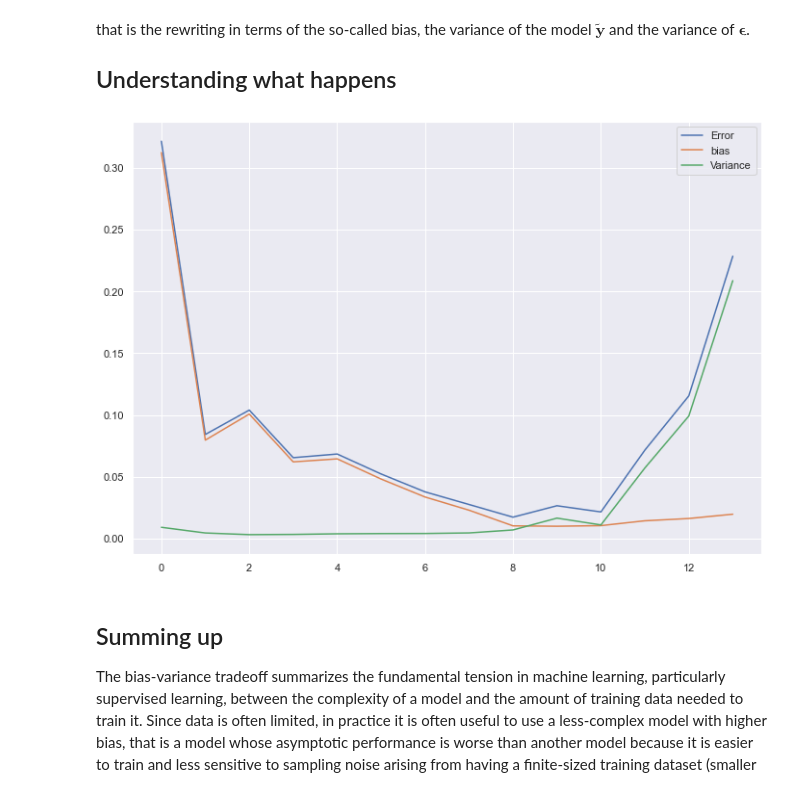
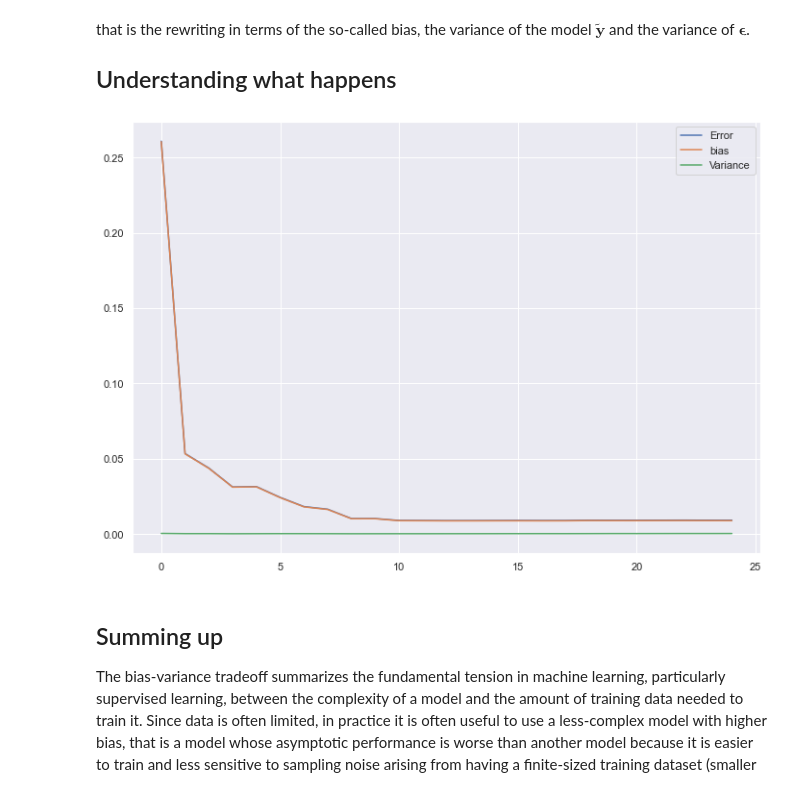
Before and after one commit to NuclearTalent/MachineLearningECT2021, a Jupyter notebook: doc/pub/Day1/ipynb/Day1.ipynb, the cells around one changed output. Drawn from its saved outputs; the diff is of its cells as text; code cells hidden in the pictures.

```diff
--- a/doc/pub/Day1/ipynb/Day1.ipynb
+++ b/doc/pub/Day1/ipynb/Day1.ipynb
@@ -2460,9 +2460,9 @@ from sklearn.utils import resample
 
 np.random.seed(2018)
 
-n = 40
+n = 1000
 n_boostraps = 100
-maxdegree = 14
+maxdegree = 25
 
 
 # Make data set.
@@ -2470,34 +2470,34 @@ x = np.linspace(-3, 3, n).reshape(-1, 1)
 y = np.exp(-x**2) + 1.5 * np.exp(-(x-2)**2)+ np.random.normal(0, 0.1, x.shape)
 error = np.zeros(maxdegree)
 bias = np.zeros(maxdegree)
 variance = np.zeros(maxdegree)
 polydegree = np.zeros(maxdegree)
 x_train, x_test, y_train, y_test = train_test_split(x, y, test_size=0.2)
 
 for degree in range(maxdegree):
     model = make_pipeline(PolynomialFeatures(degree=degree), LinearRegression(fit_intercept=False))
     y_pred = np.empty((y_test.shape[0], n_boostraps))
     for i in range(n_boostraps):
         x_, y_ = resample(x_train, y_train)
         y_pred[:, i] = model.fit(x_, y_).predict(x_test).ravel()
 
     polydegree[degree] = degree
     error[degree] = np.mean( np.mean((y_test - y_pred)**2, axis=1, keepdims=True) )
     bias[degree] = np.mean( (y_test - np.mean(y_pred, axis=1, keepdims=True))**2 )
     variance[degree] = np.mean( np.var(y_pred, axis=1, keepdims=True) )
 #    print('Polynomial degree:', degree)
 #    print('Error:', error[degree])
 #    print('Bias^2:', bias[degree])
 #    print('Var:', variance[degree])
 #    print('{} >= {} + {} = {}'.format(error[degree], bias[degree], variance[degree], bias[degree]+variance[degree]))
 
 plt.plot(polydegree, error, label='Error')
 plt.plot(polydegree, bias, label='bias')
 plt.plot(polydegree, variance, label='Variance')
 plt.legend()
 plt.show()
 # %% [output]
-[figure, old version]
+[figure, new version]
 # %% [markdown]
 <!-- !split  -->
 ## Summing up
```
Also changed, not shown: 1 other file.
